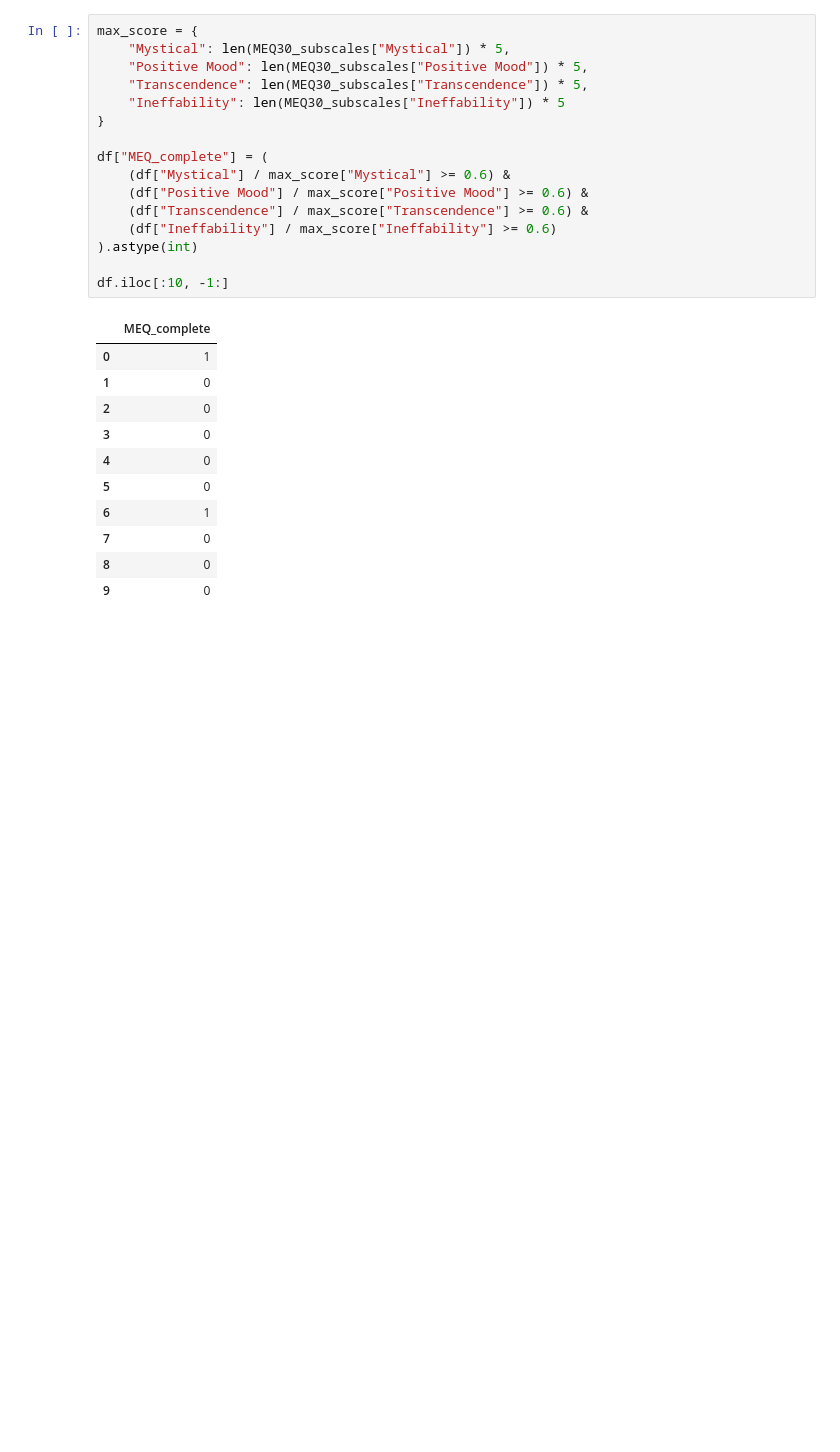
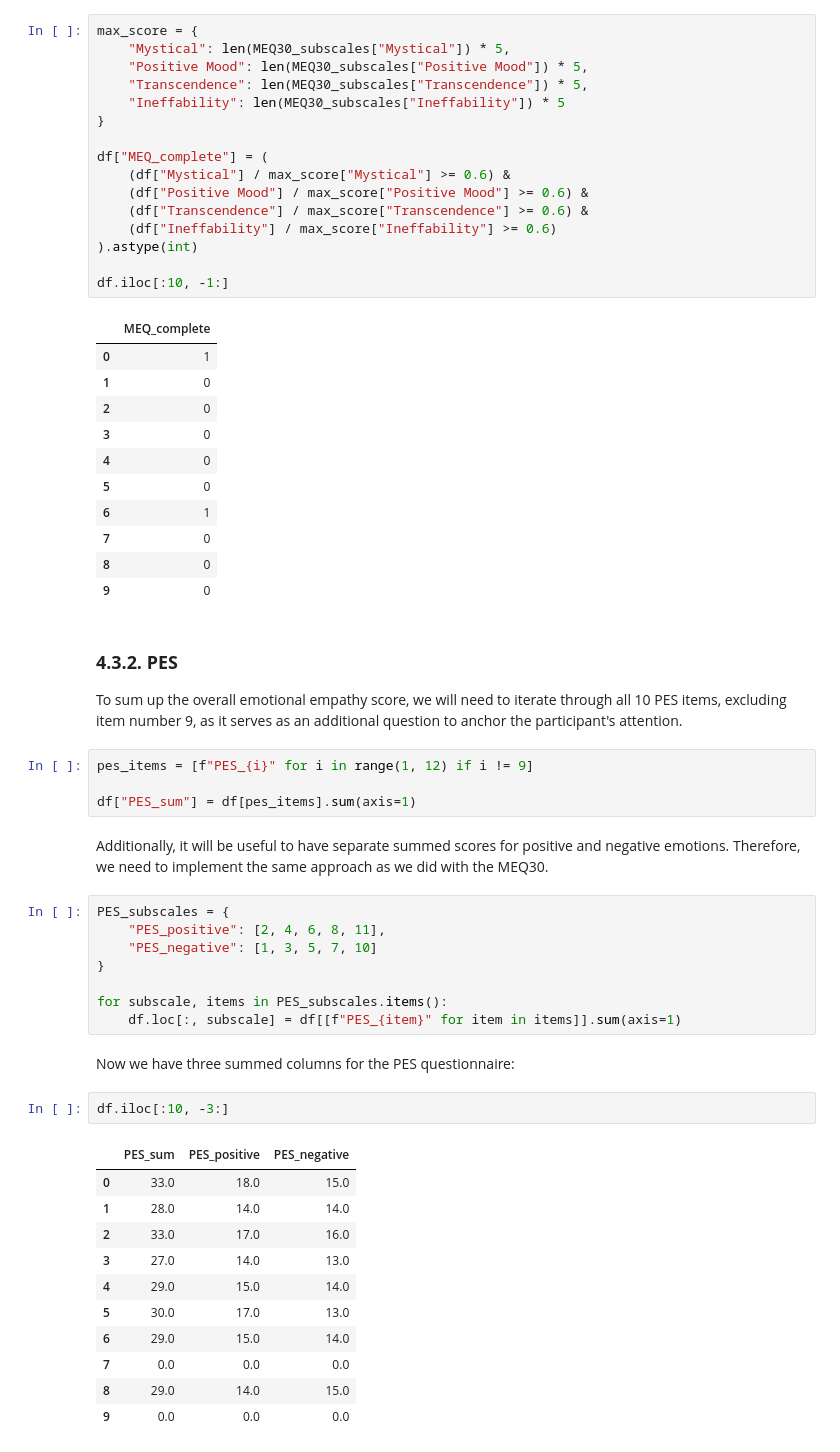
Before and after one commit to michal-owsiak/swps-university-research, a Jupyter notebook: research.ipynb, the cells around one changed output. Cells and saved outputs as stored; diff of their text form; blank space fills up the shorter version.

```diff
--- a/research.ipynb
+++ b/research.ipynb
@@ -331,3 +331,37 @@ df.iloc[:10, -1:]
 | 7 | 0 |
 | 8 | 0 |
 | 9 | 0 |
+# %% [markdown]
+### **4.3.2. PES**
+
+To sum up the overall emotional empathy score, we will need to iterate through all 10 PES items, excluding item number 9, as it serves as an additional question to anchor the participant's attention.
+# %%
+pes_items = [f"PES_{i}" for i in range(1, 12) if i != 9]
+
+df["PES_sum"] = df[pes_items].sum(axis=1)
+# %% [markdown]
+Additionally, it will be useful to have separate summed scores for positive and negative emotions. Therefore, we need to implement the same approach as we did with the MEQ30.
+# %%
+PES_subscales = {
+    "PES_positive": [2, 4, 6, 8, 11],
+    "PES_negative": [1, 3, 5, 7, 10]
+}
+
+for subscale, items in PES_subscales.items():
+    df.loc[:, subscale] = df[[f"PES_{item}" for item in items]].sum(axis=1)
+# %% [markdown]
+Now we have three summed columns for the PES questionnaire:
+# %%
+df.iloc[:10, -3:]
+# %% [output]
+|  | PES_sum | PES_positive | PES_negative |
+| 0 | 33.0 | 18.0 | 15.0 |
+| 1 | 28.0 | 14.0 | 14.0 |
+| 2 | 33.0 | 17.0 | 16.0 |
+| 3 | 27.0 | 14.0 | 13.0 |
+| 4 | 29.0 | 15.0 | 14.0 |
+| 5 | 30.0 | 17.0 | 13.0 |
+| 6 | 29.0 | 15.0 | 14.0 |
+| 7 | 0.0 | 0.0 | 0.0 |
+| 8 | 29.0 | 14.0 | 15.0 |
+| 9 | 0.0 | 0.0 | 0.0 |
```
